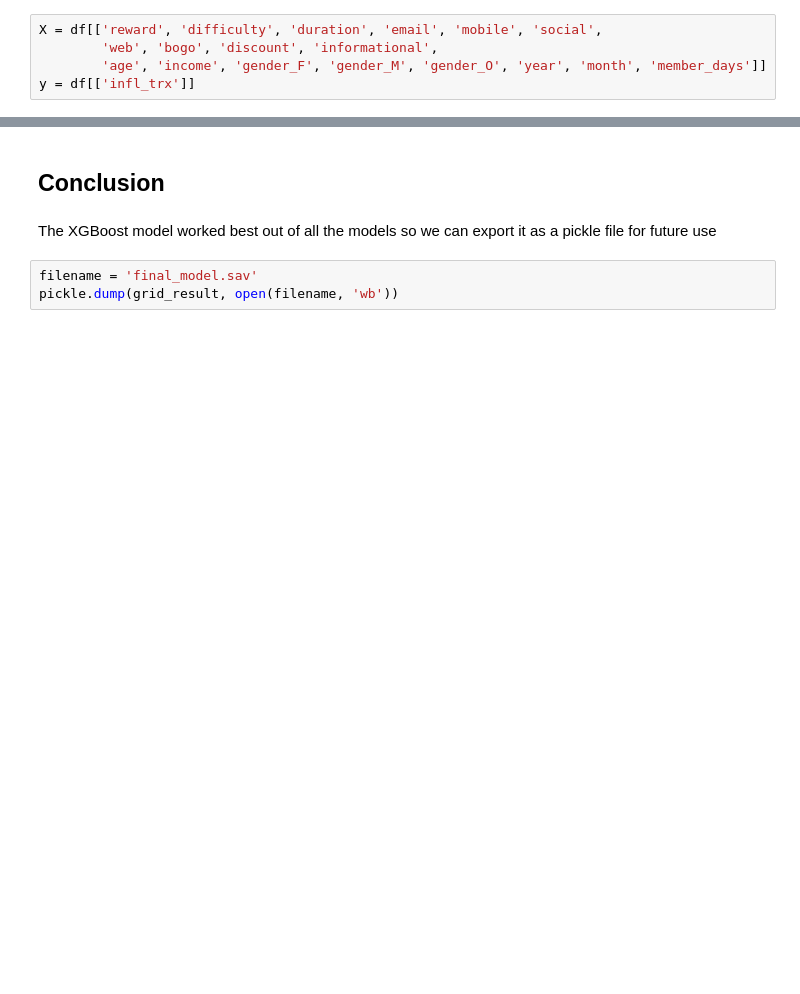
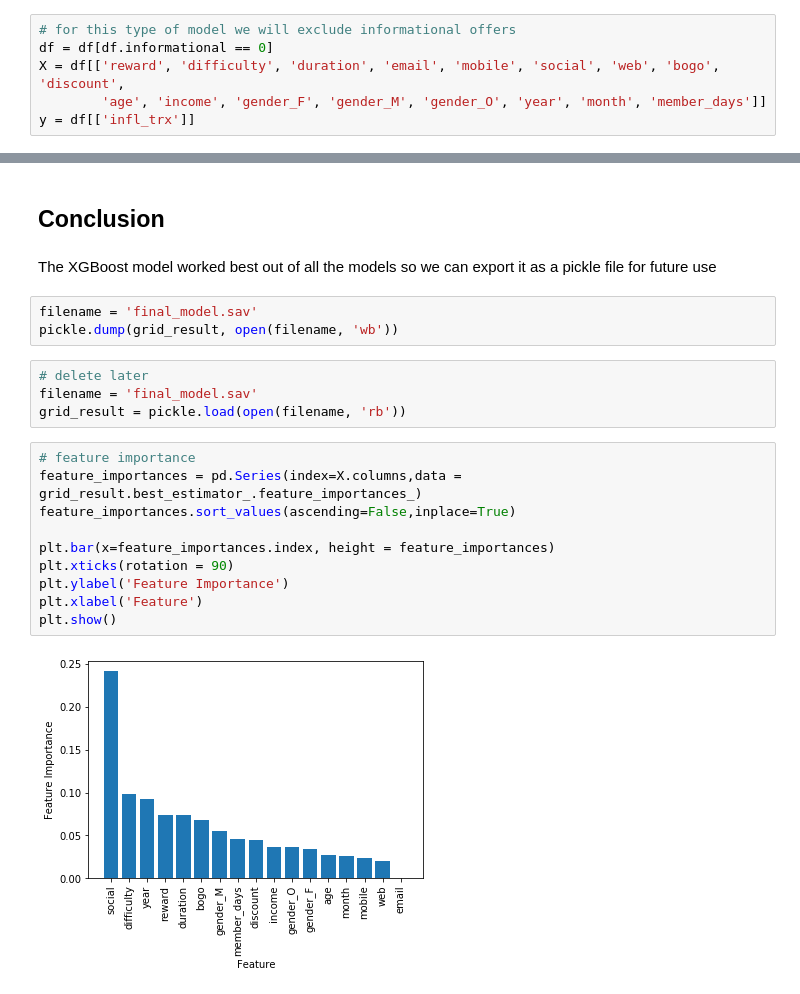
Before and after one commit to holmanl/Starbucks, a Jupyter notebook: Model Training.ipynb, the cells around one changed output, grey strips where cells are left out. Drawn from its saved outputs; the diff is of its cells as text; blank space fills up the shorter version.

Commit message:
Update to: final_model, exploratory, Model Training

```diff
--- a/Model Training.ipynb
+++ b/Model Training.ipynb
@@ -20,8 +22,9 @@ cl_profile = dc.clean_profile(profile)
 cl_transcript = dc.clean_transcript(transcript, cl_profile)
 df = dc.clean_data(cl_portfolio, cl_profile, cl_transcript)
 # %%
-X = df[['reward', 'difficulty', 'duration', 'email', 'mobile', 'social',
-        'web', 'bogo', 'discount', 'informational',
+# for this type of model we will exclude informational offers
+df = df[df.informational == 0]
+X = df[['reward', 'difficulty', 'duration', 'email', 'mobile', 'social', 'web', 'bogo', 'discount',
         'age', 'income', 'gender_F', 'gender_M', 'gender_O', 'year', 'month', 'member_days']]
 y = df[['infl_trx']]
 # %%
@@ -137,3 +140,19 @@ The XGBoost model worked best out of all the models so we can export it as a pic
 # %%
 filename = 'final_model.sav'
 pickle.dump(grid_result, open(filename, 'wb'))
+# %%
+# delete later
+filename = 'final_model.sav'
+grid_result = pickle.load(open(filename, 'rb'))
+# %%
+# feature importance
+feature_importances = pd.Series(index=X.columns,data = grid_result.best_estimator_.feature_importances_)
+feature_importances.sort_values(ascending=False,inplace=True)
+
+plt.bar(x=feature_importances.index, height = feature_importances)
+plt.xticks(rotation = 90)
+plt.ylabel('Feature Importance')
+plt.xlabel('Feature')
+plt.show()
+# %% [output]
+[figure, added]
```
Also changed, not shown: parts of 8 cells of this notebook, 2 other files.
